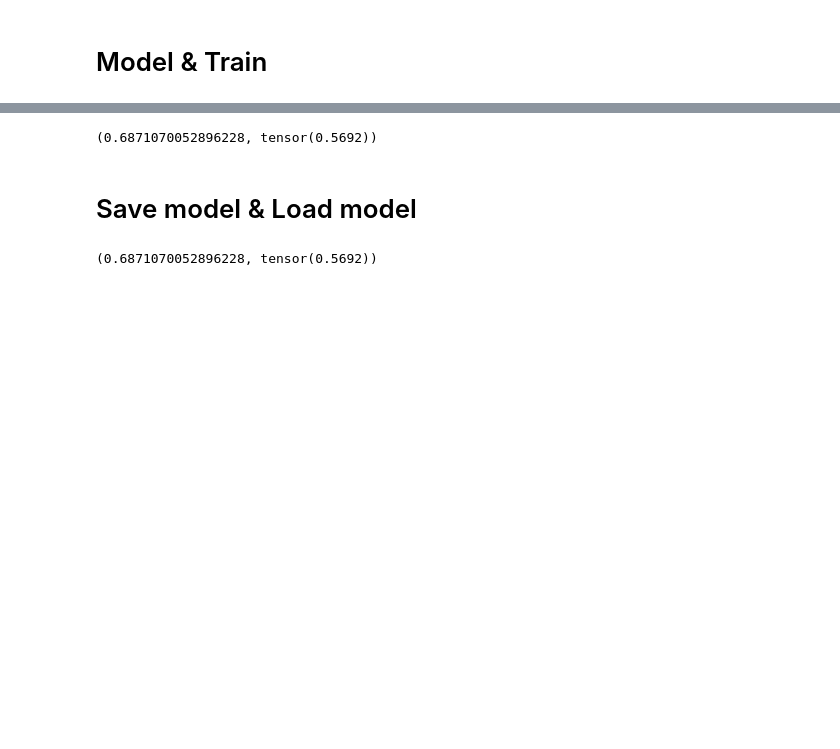
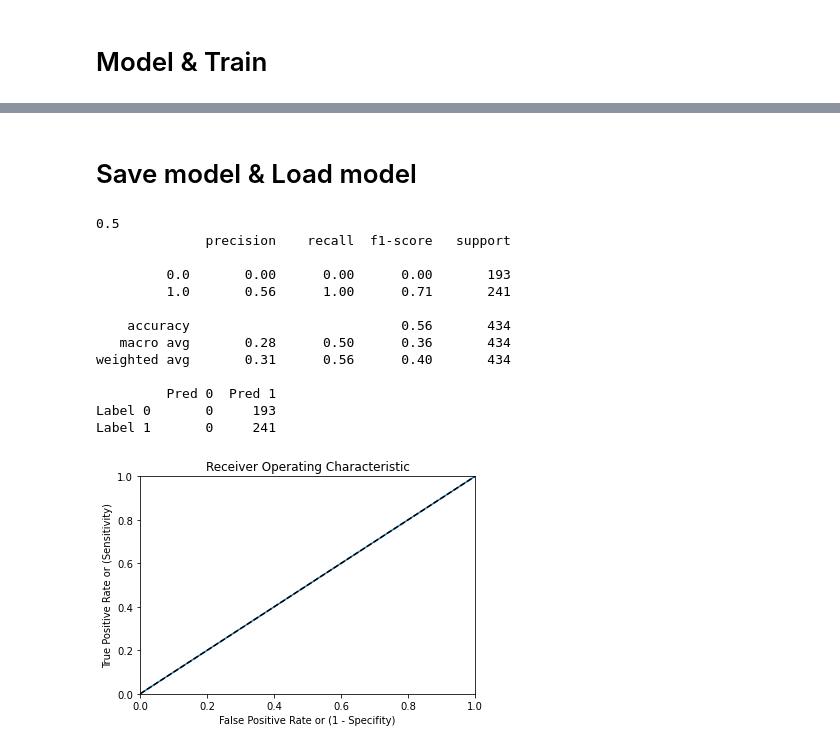
Before and after one commit to chenyan1998/Term7_Deep_Learning_BigProject, a Jupyter notebook: maincode.ipynb, the cells around one changed output, grey strips where cells are left out. Drawn from its saved outputs; the diff is of its cells as text; code cells hidden in the pictures; blank space fills up the shorter version.

Commit message:
evaluationReport

```diff
--- a/maincode.ipynb
+++ b/maincode.ipynb
@@ -159,7 +173,5 @@ plot_loss(model)
 # %%
 model.eval()
-validation(model,test1_loader,loss_function)
+test_loss,test_acc,outputs,labels=validation(model,test1_loader,loss_function)
-# %% [output]
-(0.6871070052896228, tensor(0.5692))
 # %% [markdown]
 # Save model & Load model
@@ -169,5 +183,24 @@ torch.save(model,"./models/train1model.pt")
 load_model=torch.load("./models/train1model.pt")
 # %%
-validation(load_model,test1_loader,loss_function)
+test_loss,test_acc,outputs,labels=validation(load_model,test1_loader,loss_function)
-# %% [output]
-(0.6871070052896228, tensor(0.5692))
+# %%
+result,fig=evaluate_on_training_set(torch.cat(labels),torch.cat(outputs))
+print(result['AUC'])
+print(result['report'])
+df=pd.DataFrame(data=result['ConMatrix'],index=['Label 0','Label 1'],columns=['Pred 0','Pred 1'])
+print(df)
+# %% [output]
+0.5
+              precision    recall  f1-score   support
+
+         0.0       0.00      0.00      0.00       193
+         1.0       0.56      1.00      0.71       241
+
+    accuracy                           0.56       434
+   macro avg       0.28      0.50      0.36       434
+weighted avg       0.31      0.56      0.40       434
+
+         Pred 0  Pred 1
+Label 0       0     193
+Label 1       0     241
+[figure, added]
```
Also changed, not shown: parts of 8 cells of this notebook, 1 other file.
